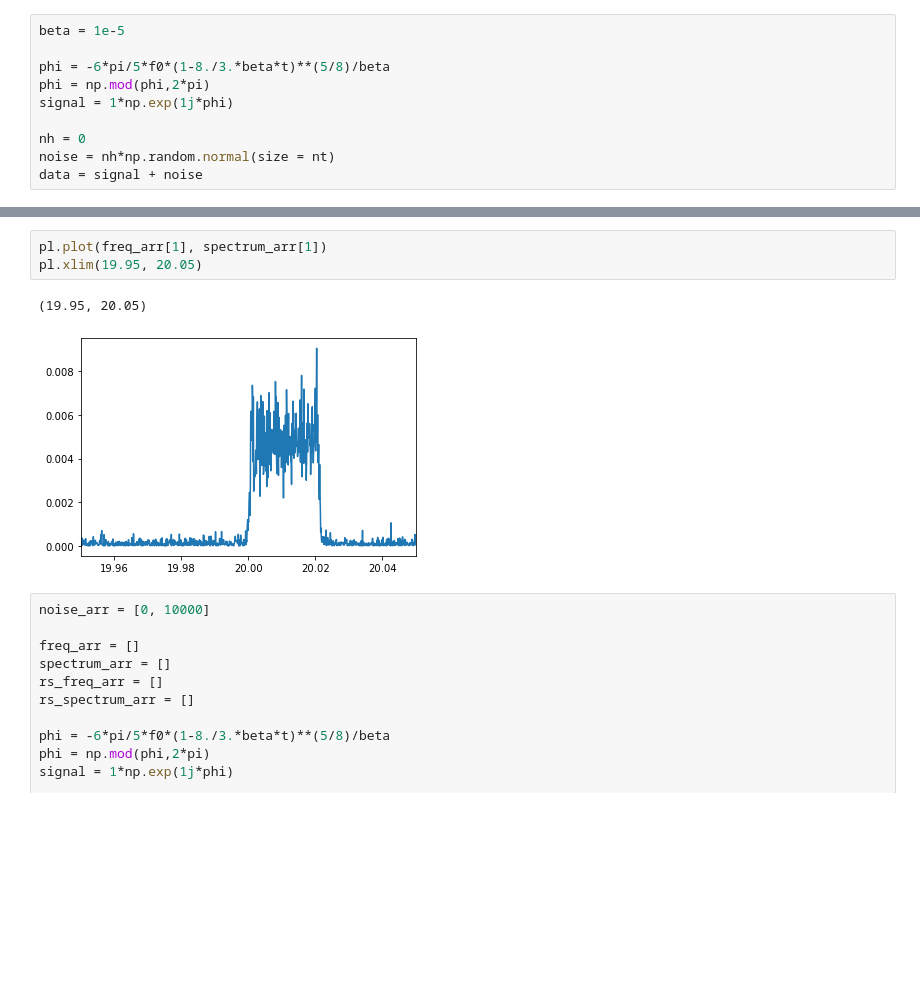
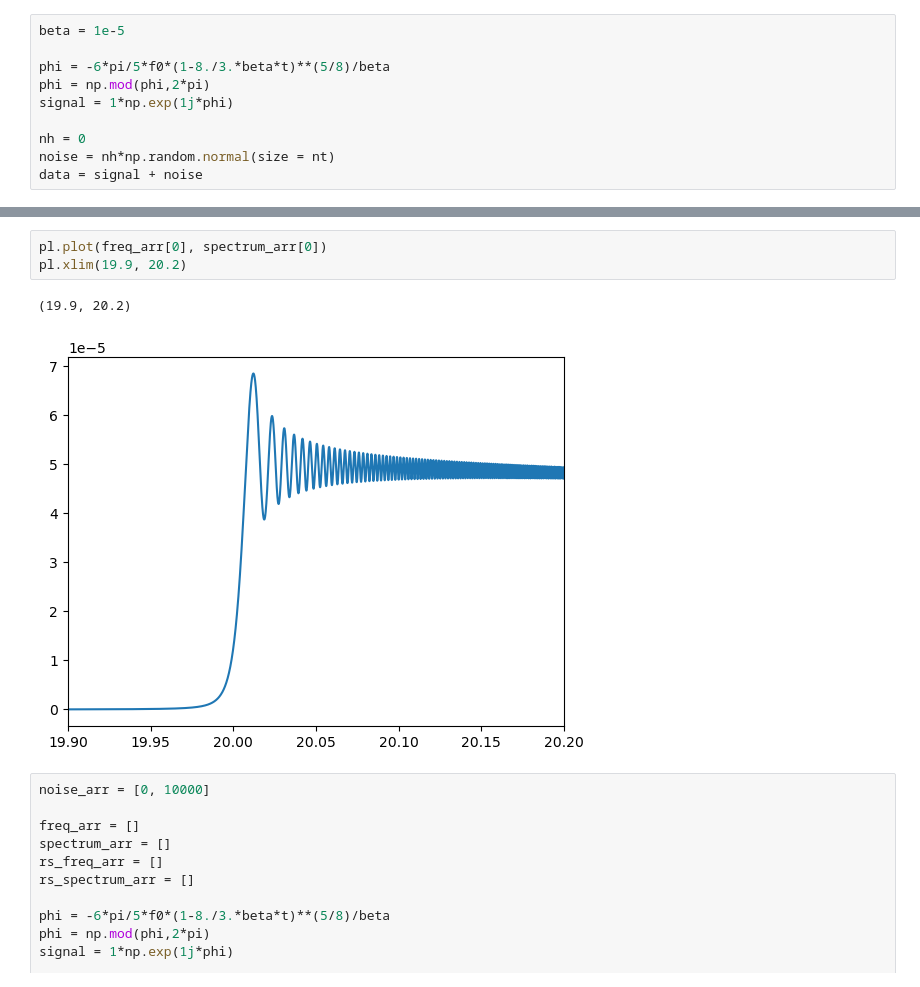
Before and after one commit to Lu-Neil/PBHs, a Jupyter notebook: Resampling/With noise.ipynb, the cells around one changed output, grey strips where cells are left out. Saved outputs shown, nothing was run; the diff lists cells and outputs as text; blank space fills up the shorter version.

```diff
--- a/Resampling/With noise.ipynb
+++ b/Resampling/With noise.ipynb
@@ -104,9 +98,9 @@ KeyboardInterrupt:
 # %%
-pl.plot(freq_arr[1], spectrum_arr[1])
-pl.xlim(19.95, 20.05)
+pl.plot(freq_arr[0], spectrum_arr[0])
+pl.xlim(19.9, 20.2)
 # %% [output]
-(19.95, 20.05)
+(19.9, 20.2)
-[figure, old version]
+[figure, new version]
 # %%
 noise_arr = [0, 10000]
 
```
Also changed, not shown: parts of 17 cells of this notebook, 11 other files.
